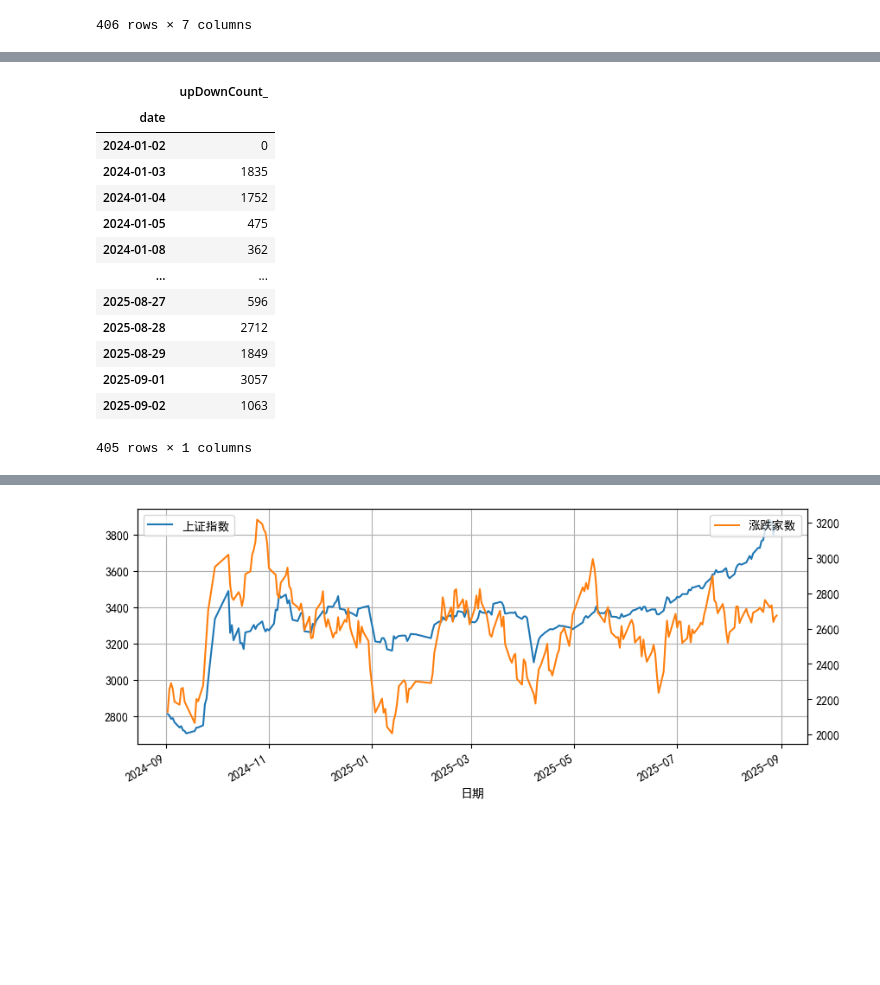
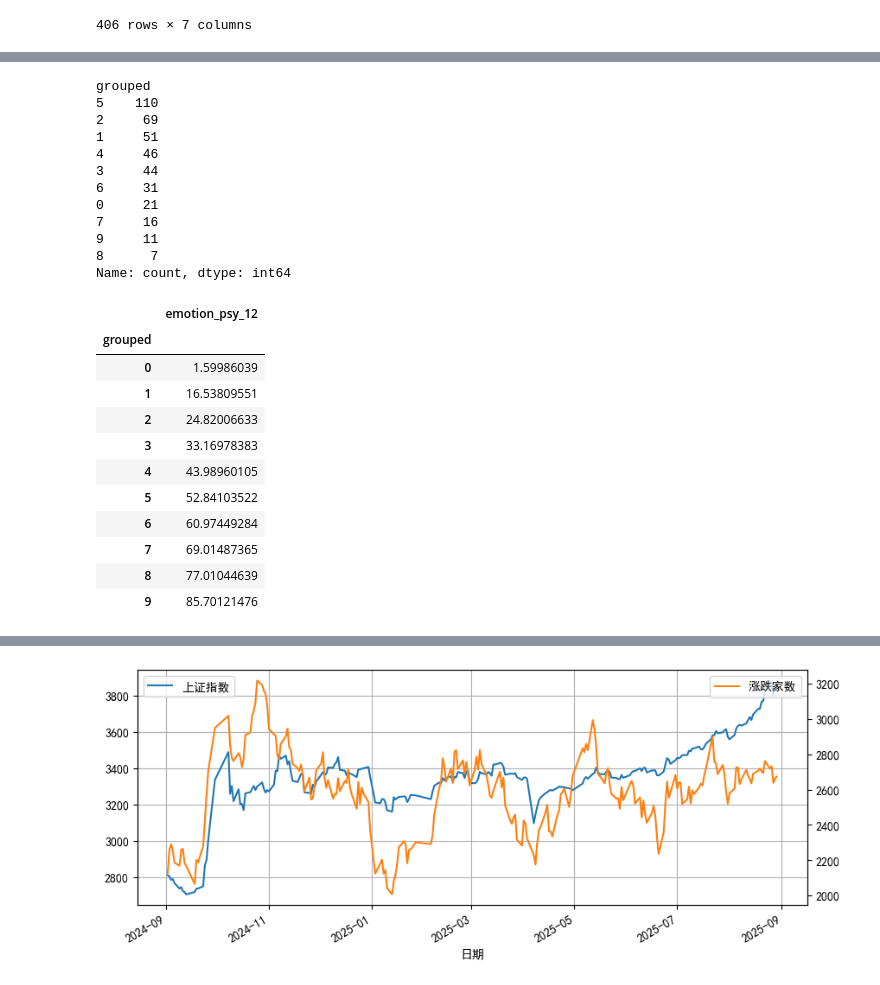
Before and after one commit to Jusdu/stocks_dashborads, a Jupyter notebook: test.ipynb, the cells around one changed output, grey strips where cells are left out. Saved outputs shown, nothing was run; the diff lists cells and outputs as text; code cells hidden in the pictures; blank space fills up the shorter version.

```diff
--- a/test.ipynb
+++ b/test.ipynb
@@ -36,18 +89,35 @@ data
+# %%
+piece_df.grouped.value_counts()
+# %% [output]
+grouped
+5    110
+2     69
+1     51
+4     46
+3     44
+6     31
+0     21
+7     16
+9     11
+8      7
+Name: count, dtype: int64
 # %%
-upDownCount_df = pd.read_parquet(r'E:\repo\stocks_dashborads\data\factors\emotion\upDownCount.parquet')
-upDownCount_df
+factor_df = pd.read_parquet(r'D:\Coding\repo\stocks_dashborads\data\factors\emotion\psy_12.parquet')
+factor_df['grouped'] = factor_df.groupby('date')[factor_df.columns[0]].transform(
+    lambda s: pd.cut(s, 10, labels=False)
+)
-# %% [output]
-|  | upDownCount_ |
-| date |  |
-| 2024-01-02 | 0 |
-| 2024-01-03 | 1835 |
-| 2024-01-04 | 1752 |
-| 2024-01-05 | 475 |
-| 2024-01-08 | 362 |
-| ... | ... |
-| 2025-08-27 | 596 |
-| 2025-08-28 | 2712 |
-| 2025-08-29 | 1849 |
-| 2025-09-01 | 3057 |
-| 2025-09-02 | 1063 |
-405 rows × 1 columns
+# %%
+factor_df.groupby('grouped').mean()
+# %% [output]
+|  | emotion_psy_12 |
+| grouped |  |
+| 0 | 1.59986039 |
+| 1 | 16.53809551 |
+| 2 | 24.82006633 |
+| 3 | 33.16978383 |
+| 4 | 43.98960105 |
+| 5 | 52.84103522 |
+| 6 | 60.97449284 |
+| 7 | 69.01487365 |
+| 8 | 77.01044639 |
+| 9 | 85.70121476 |
```
Also changed, not shown: parts of 5 cells of this notebook, 2 other files.
